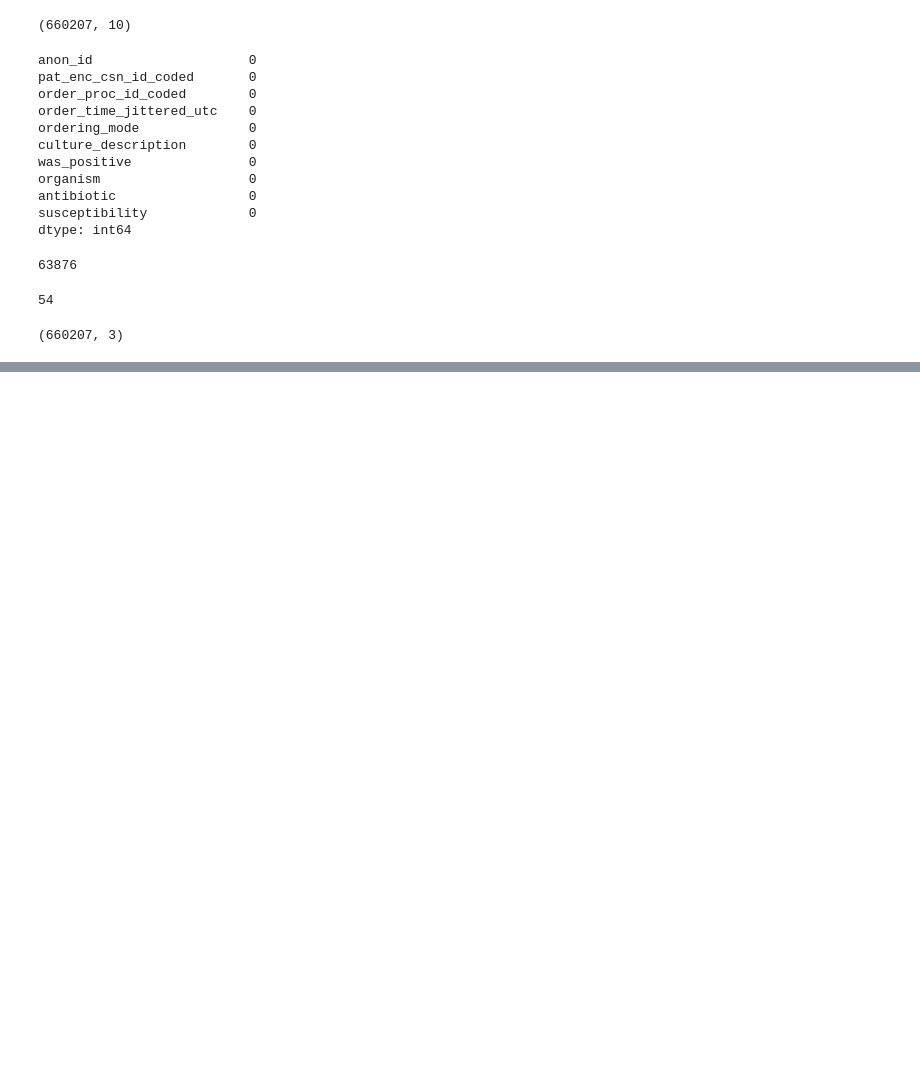
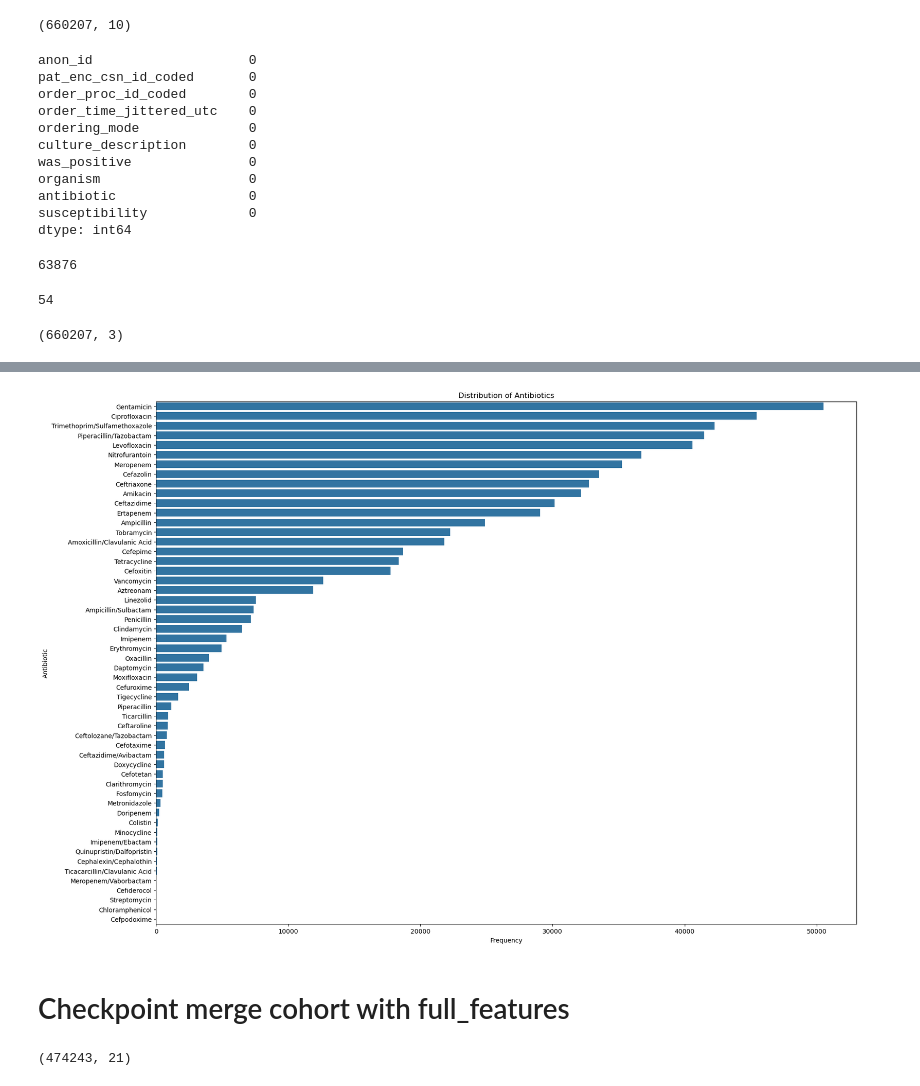
Before and after one commit to mohamedAlaa26/antibiotic-prediction, a Jupyter notebook: notebooks/explore_data.ipynb, the cells around one changed output, grey strips where cells are left out. Drawn from its saved outputs; the diff is of its cells as text; code cells hidden in the pictures; blank space fills up the shorter version.

```diff
--- a/notebooks/explore_data.ipynb
+++ b/notebooks/explore_data.ipynb
@@ -727,0 +738,18 @@ cohort_features.shape
+# %%
+# plot antibiotic distribution
+plt.figure(figsize=(20, 15))
+sns.countplot(data=cohort_features, y='antibiotic', order=cohort_features['antibiotic'].value_counts().index)
+plt.title('Distribution of Antibiotics')
+plt.xlabel('Frequency')
+plt.ylabel('Antibiotic')
+plt.show()
+# %% [output]
+[figure, added]
+# %% [markdown]
+# Checkpoint merge cohort with full_features
+# %%
+complete_data = pd.merge(cohort_features, full_features, on='order_proc_id_coded', how='inner')
+# check the merged data
+complete_data.shape
+# %% [output]
+(474243, 21)
```
Also changed, not shown: parts of 3 cells of this notebook.
